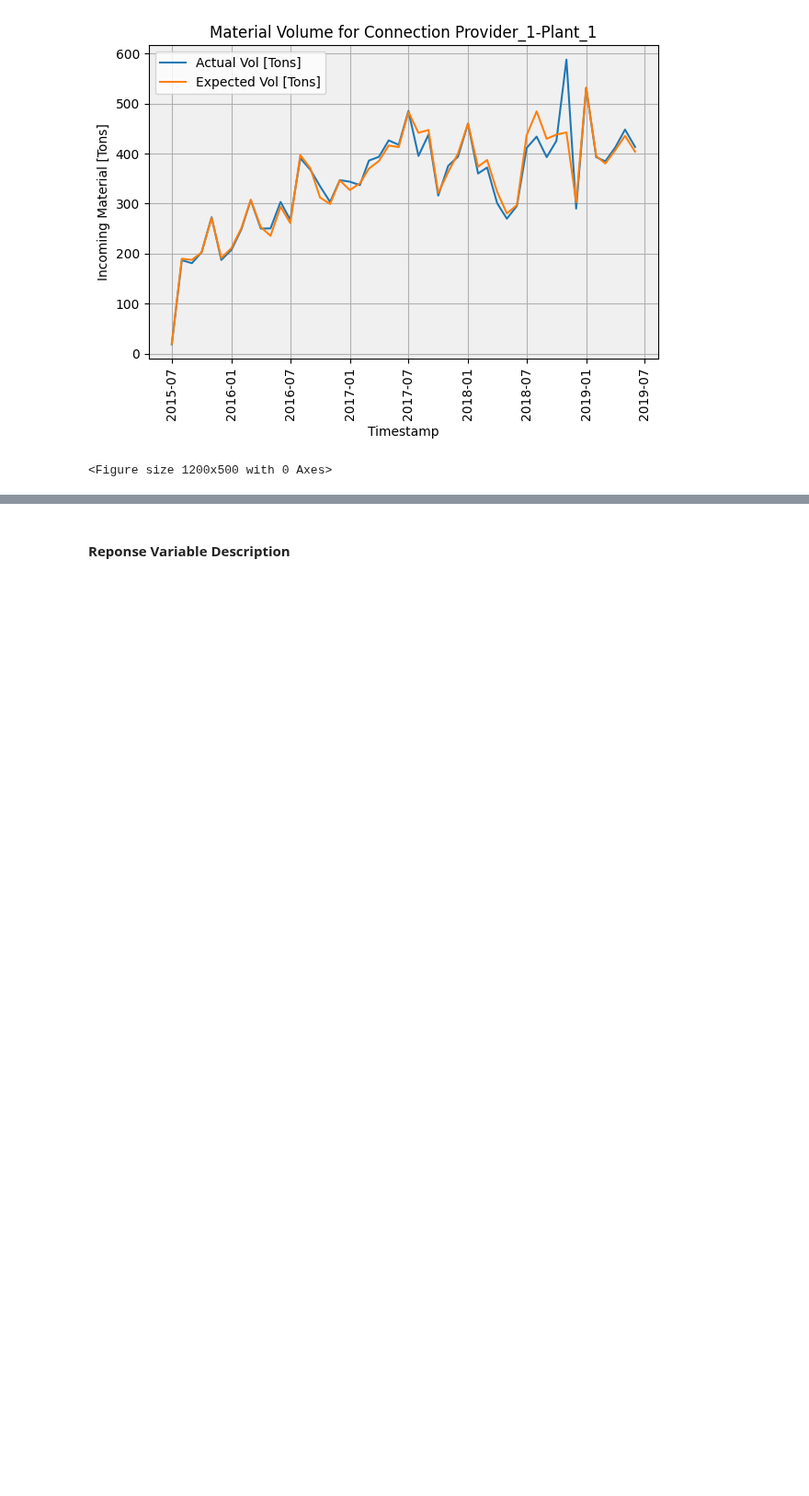
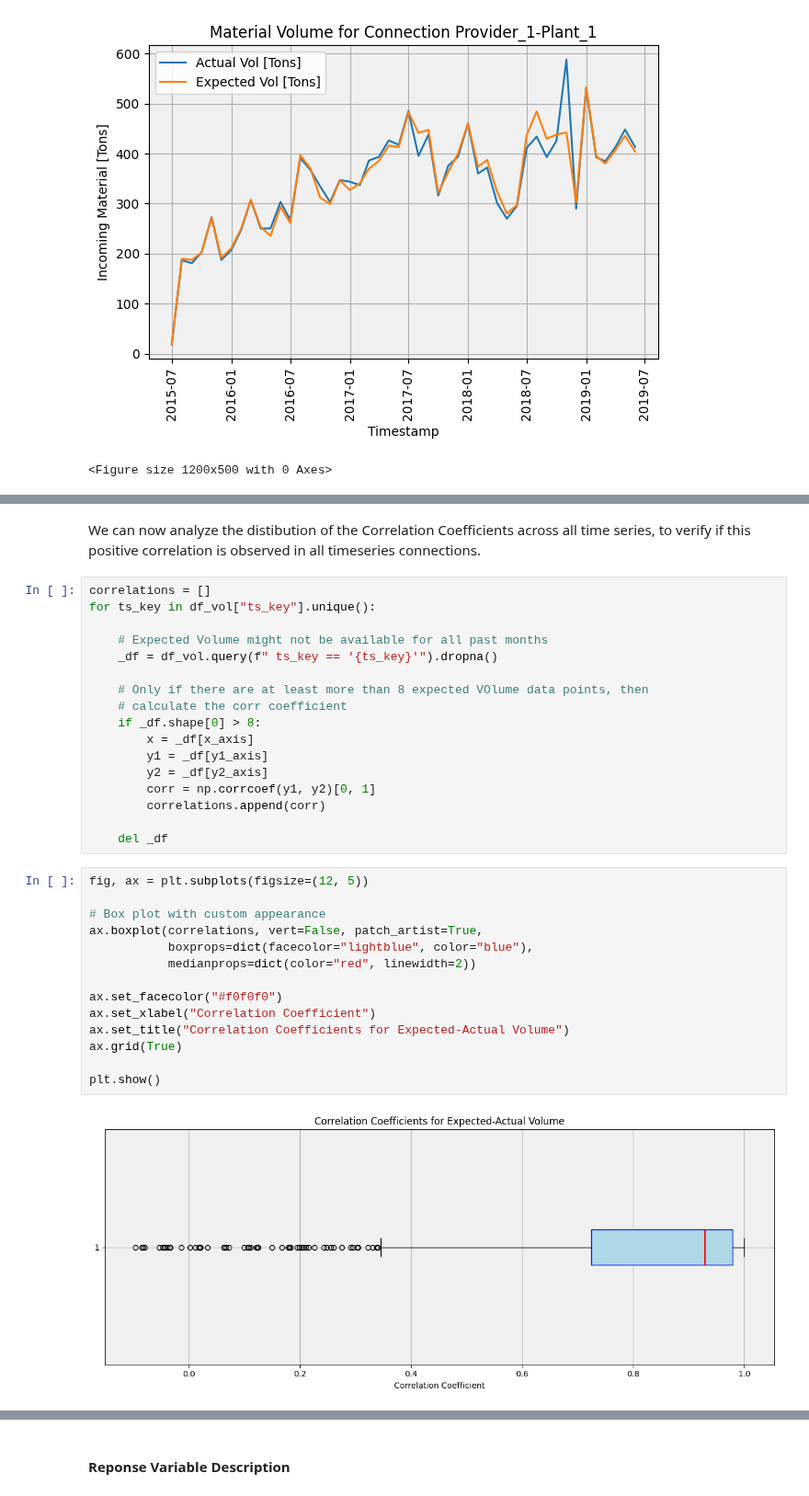
Before and after one commit to john2408/project_data_analytics, a Jupyter notebook: references/project-proposal.ipynb, the cells around one changed output, grey strips where cells are left out. Shown at 92% size. Saved outputs shown, nothing was run; the diff lists cells and outputs as text; blank space fills up the shorter version.

```diff
--- a/references/project-proposal.ipynb
+++ b/references/project-proposal.ipynb
@@ -251,0 +295,35 @@ plt.show()
+# %% [markdown]
+We can now analyze the distibution of the Correlation Coefficients across all time series, to verify if this positive correlation is observed in all timeseries connections.
+# %%
+correlations = []
+for ts_key in df_vol["ts_key"].unique():
+
+    # Expected Volume might not be available for all past months
+    _df = df_vol.query(f" ts_key == '{ts_key}'").dropna()
+
+    # Only if there are at least more than 8 expected VOlume data points, then
+    # calculate the corr coefficient
+    if _df.shape[0] > 8:
+        x = _df[x_axis]
+        y1 = _df[y1_axis]
+        y2 = _df[y2_axis]
+        corr = np.corrcoef(y1, y2)[0, 1]
+        correlations.append(corr)
+
+    del _df
+# %%
+fig, ax = plt.subplots(figsize=(12, 5))
+
+# Box plot with custom appearance
+ax.boxplot(correlations, vert=False, patch_artist=True,
+           boxprops=dict(facecolor="lightblue", color="blue"),
+           medianprops=dict(color="red", linewidth=2))
+
+ax.set_facecolor("#f0f0f0")
+ax.set_xlabel("Correlation Coefficient")
+ax.set_title("Correlation Coefficients for Expected-Actual Volume")
+ax.grid(True)
+
+plt.show()
+# %% [output]
+[figure, added]
```
Also changed, not shown: parts of 16 cells of this notebook.
